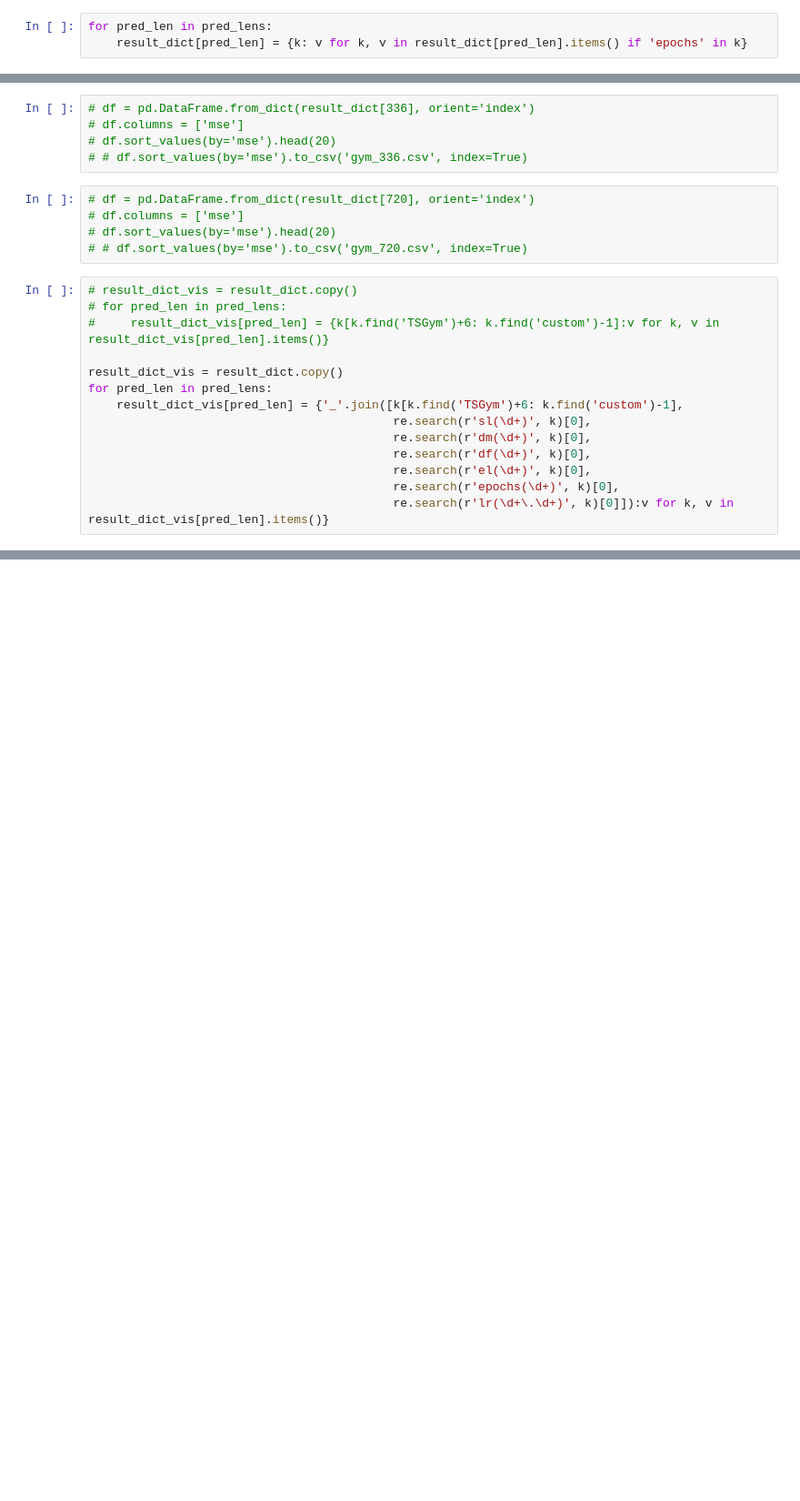
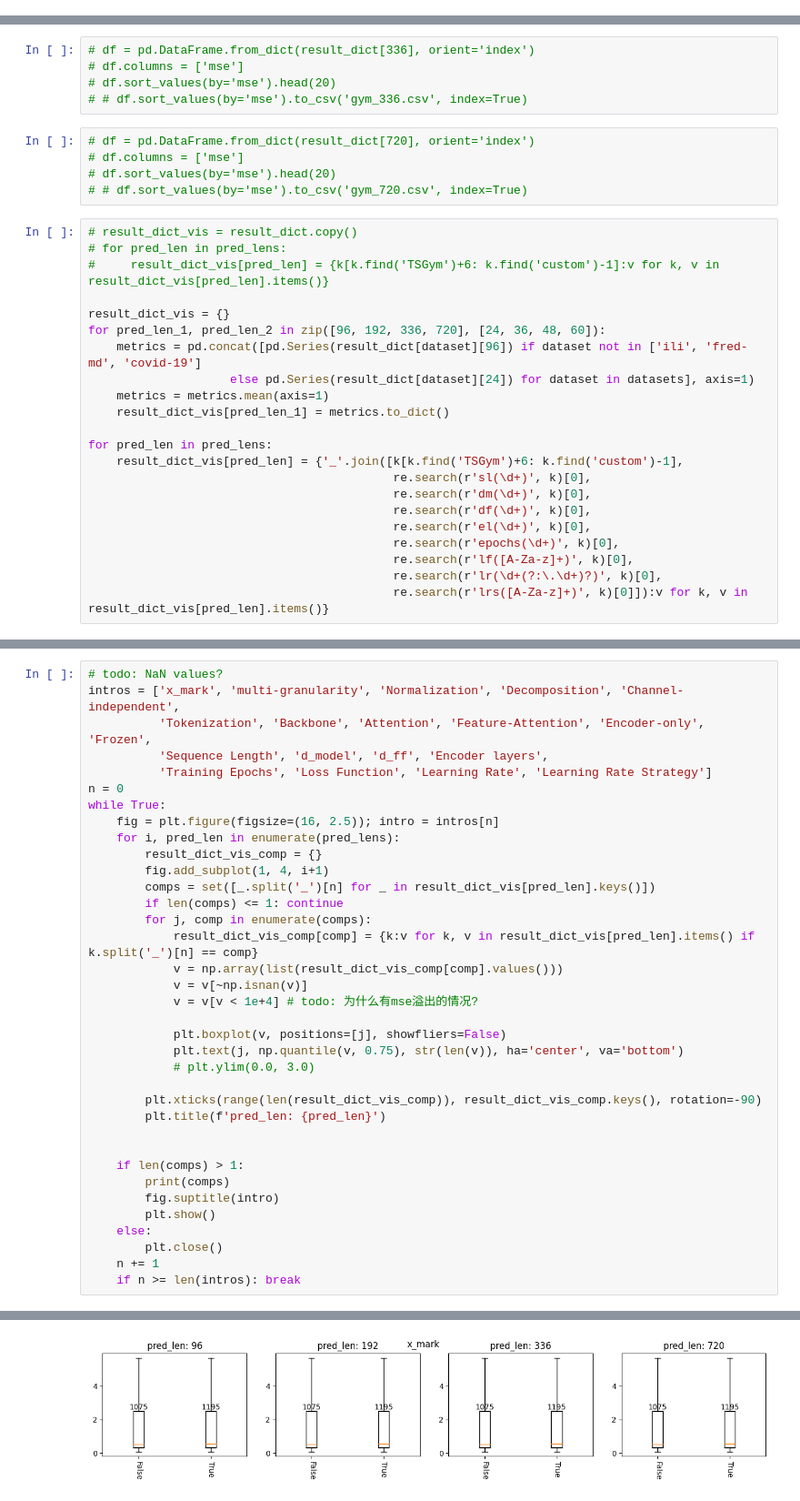
Before and after one commit to SUFE-AILAB/TSGym, a Jupyter notebook: notebooks/result_analysis_long_term_forecasting_gym.ipynb, the cells around one changed output, grey strips where cells are left out. Shown at 91% size. Drawn from its saved outputs; the diff is of its cells as text; blank space fills up the shorter version.

```diff
--- a/notebooks/result_analysis_long_term_forecasting_gym.ipynb
+++ b/notebooks/result_analysis_long_term_forecasting_gym.ipynb
@@ -46,4 +39 @@ for pred_len in pred_lens:
-# %%
-for pred_len in pred_lens:
-    result_dict[pred_len] = {k: v for k, v in result_dict[pred_len].items() if 'epochs' in k}
 # %%
@@ -98,7 +69,13 @@ df.sort_values(by='mse').head(20)
 # for pred_len in pred_lens:
 #     result_dict_vis[pred_len] = {k[k.find('TSGym')+6: k.find('custom')-1]:v for k, v in result_dict_vis[pred_len].items()}
 
-result_dict_vis = result_dict.copy()
+result_dict_vis = {}
+for pred_len_1, pred_len_2 in zip([96, 192, 336, 720], [24, 36, 48, 60]):
+    metrics = pd.concat([pd.Series(result_dict[dataset][96]) if dataset not in ['ili', 'fred-md', 'covid-19']
+                    else pd.Series(result_dict[dataset][24]) for dataset in datasets], axis=1)
+    metrics = metrics.mean(axis=1)
+    result_dict_vis[pred_len_1] = metrics.to_dict()
+
 for pred_len in pred_lens:
     result_dict_vis[pred_len] = {'_'.join([k[k.find('TSGym')+6: k.find('custom')-1],
                                            re.search(r'sl(\d+)', k)[0],
@@ -106,4 +83,6 @@ for pred_len in pred_lens:
                                            re.search(r'df(\d+)', k)[0],
                                            re.search(r'el(\d+)', k)[0],
                                            re.search(r'epochs(\d+)', k)[0],
-                                           re.search(r'lr(\d+\.\d+)', k)[0]]):v for k, v in result_dict_vis[pred_len].items()}
+                                           re.search(r'lf([A-Za-z]+)', k)[0],
+                                           re.search(r'lr(\d+(?:\.\d+)?)', k)[0],
+                                           re.search(r'lrs([A-Za-z]+)', k)[0]]):v for k, v in result_dict_vis[pred_len].items()}
@@ -166,0 +126,37 @@ comps
+# %%
+# todo: NaN values?
+intros = ['x_mark', 'multi-granularity', 'Normalization', 'Decomposition', 'Channel-independent',
+          'Tokenization', 'Backbone', 'Attention', 'Feature-Attention', 'Encoder-only', 'Frozen',
+          'Sequence Length', 'd_model', 'd_ff', 'Encoder layers',
+          'Training Epochs', 'Loss Function', 'Learning Rate', 'Learning Rate Strategy']
+n = 0
+while True:
+    fig = plt.figure(figsize=(16, 2.5)); intro = intros[n]
+    for i, pred_len in enumerate(pred_lens):
+        result_dict_vis_comp = {}
+        fig.add_subplot(1, 4, i+1)
+        comps = set([_.split('_')[n] for _ in result_dict_vis[pred_len].keys()])
+        if len(comps) <= 1: continue
+        for j, comp in enumerate(comps):
+            result_dict_vis_comp[comp] = {k:v for k, v in result_dict_vis[pred_len].items() if k.split('_')[n] == comp}
+            v = np.array(list(result_dict_vis_comp[comp].values()))
+            v = v[~np.isnan(v)]
+            v = v[v < 1e+4] # todo: 为什么有mse溢出的情况?
+
+            plt.boxplot(v, positions=[j], showfliers=False)
+            plt.text(j, np.quantile(v, 0.75), str(len(v)), ha='center', va='bottom')
+            # plt.ylim(0.0, 3.0)
+
+        plt.xticks(range(len(result_dict_vis_comp)), result_dict_vis_comp.keys(), rotation=-90)
+        plt.title(f'pred_len: {pred_len}')
+
+
+    if len(comps) > 1:
+        print(comps)
+        fig.suptitle(intro)
+        plt.show()
+    else:
+        plt.close()
+    n += 1
+    if n >= len(intros): break
+# %% [output]
@@ -166,0 +164 @@ comps
+[figure, added]
```
Also changed, not shown: parts of 8 cells of this notebook, 39 other files.
